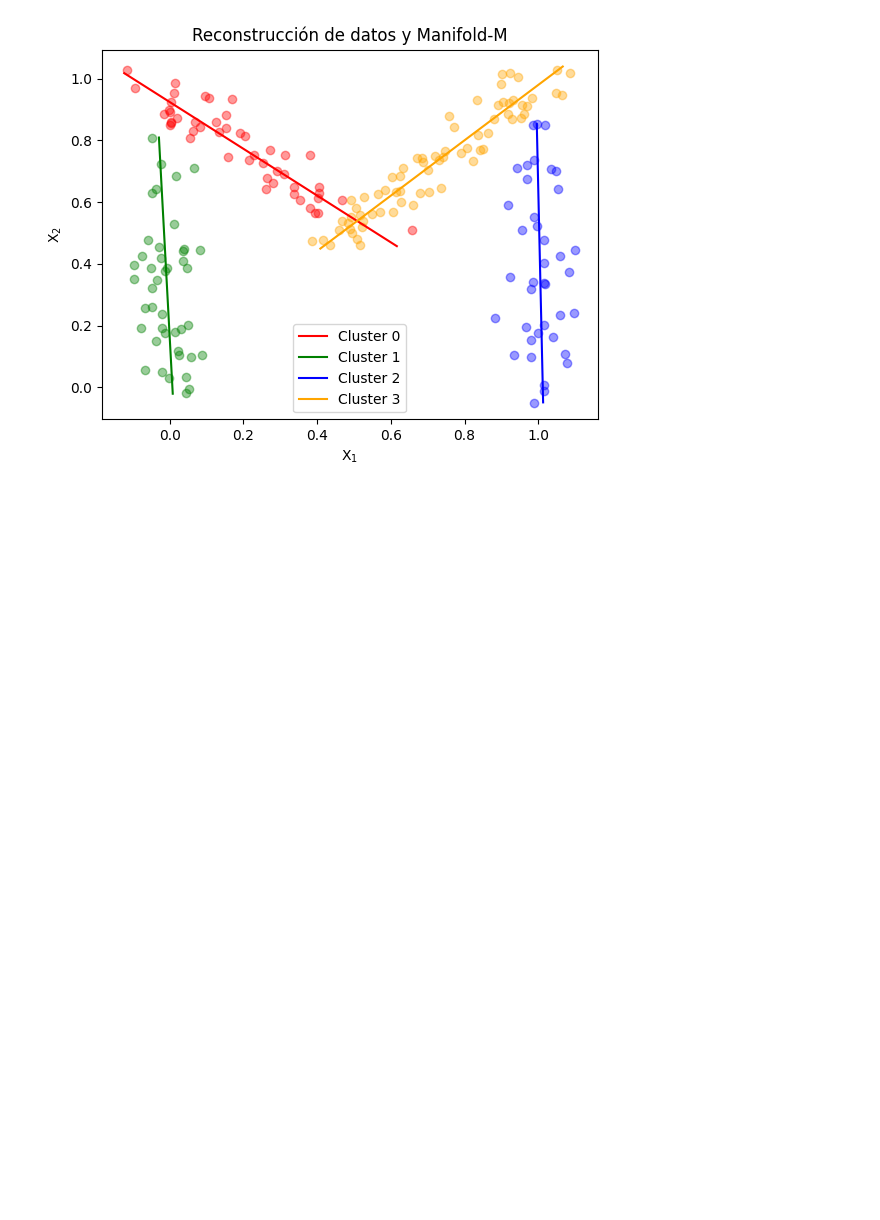
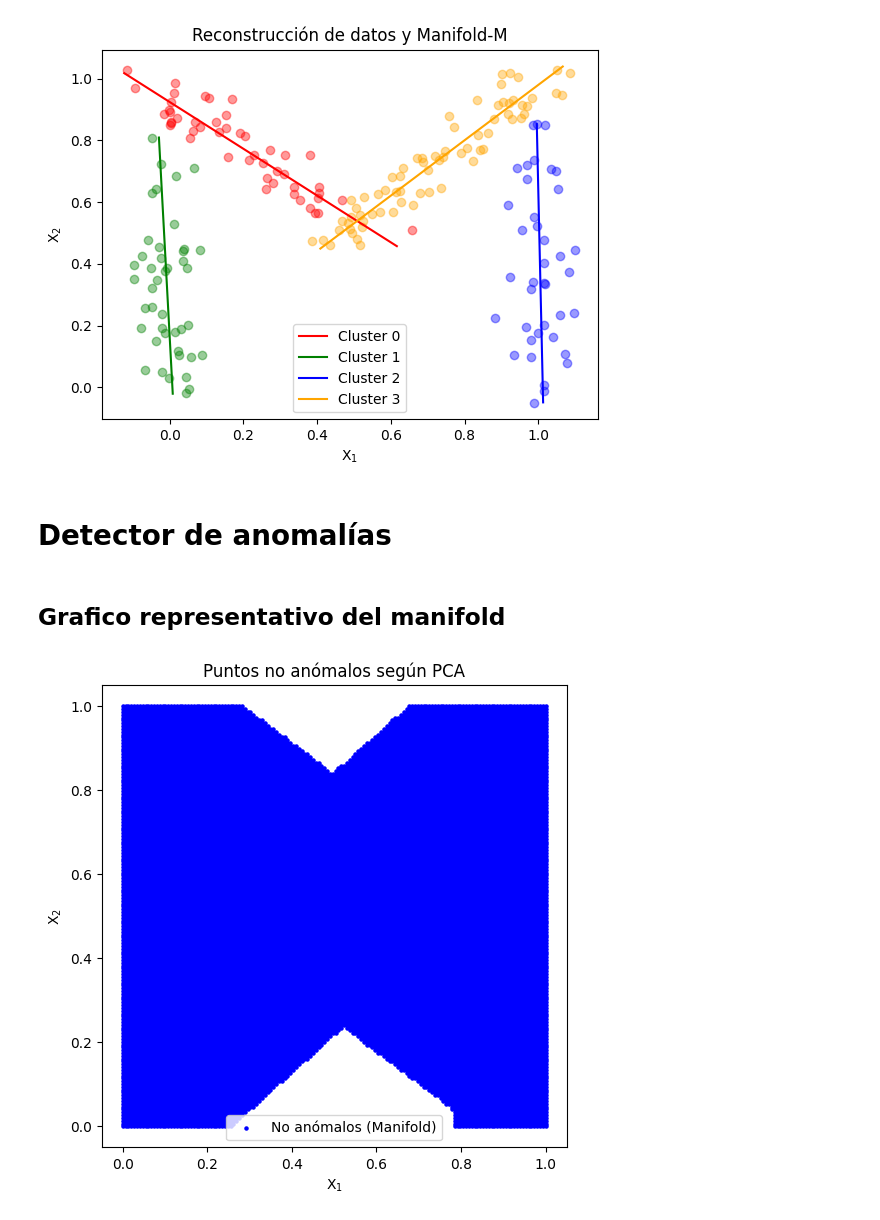
Before and after one commit to Jsar9/Signal-Processing-Workshop, a Jupyter notebook: TPs/TP7/TP7_SARMIENTO_104241.ipynb, the cells around one changed output. Drawn from its saved outputs; the diff is of its cells as text; code cells hidden in the pictures; blank space fills up the shorter version.

Commit message:
'resta mejorar el detector de anomalias'

```diff
--- a/TPs/TP7/TP7_SARMIENTO_104241.ipynb
+++ b/TPs/TP7/TP7_SARMIENTO_104241.ipynb
@@ -512,17 +512,56 @@ for k, pca_k in enumerate(pcas):
     z = np.linspace(mins[k], maxs[k], 100).reshape(-1, 1)
 
     #Se reconstruye la recta de cada cluster
-    manifold = pca_k.inverse_transform(z)
+    X_r = pca_k.inverse_transform(z)
 
-    plt.plot(manifold[:, 0], manifold[:, 1], color=colors[k], label=f'Cluster {k}')
+    plt.plot(X_r[:, 0], X_r[:, 1], color=colors[k], label=f'Cluster {k}')
 
 plt.title('Reconstrucción de datos y Manifold-M')
 plt.xlabel(r'$\text{X}_1$')
 plt.ylabel(r'$\text{X}_2$')
 plt.legend()
 plt.show()
-
-
-#probandoando
 # %% [output]
 [figure]
+# %% [markdown]
+# Detector de anomalías
+# %% [markdown]
+## Grafico representativo del manifold
+# %%
+
+# Se crea la grilla
+n = 150
+x1 = np.linspace(0, 1, n)
+x2 = np.linspace(0, 1, n)
+X1, X2 = np.meshgrid(x1, x2) #Se construye la grilla 2D
+grid_points = np.c_[X1.ravel(), X2.ravel()] #Se aplanan los datos y se concatenan las columnas
+
+errors=[]
+for k, pca_k in enumerate(pcas):
+    Z = pca_k.transform(grid_points)    #Transformacion
+    X_r = pca_k.inverse_transform(Z)    #Inversion
+    #Se calcula el error  medio de la grilla reconstruida con respecto a la grilla original
+    errors.append(np.mean((grid_points - X_r)**2, axis=1))
+
+
+errors = np.array(errors)
+errors = np.min(errors, axis=0)
+threshold = np.percentile(errors, 90)
+not_anomalies = grid_points[errors < threshold]
+
+# print(len(pcas))
+# print(errors.shape)
+# print(not_anomalies.shape)
+# print(grid_points.shape)
+
+
+plt.figure(figsize=(6,6))
+plt.scatter(not_anomalies[:,0], not_anomalies[:,1],
+            s=5, c='blue', label='No anómalos (Manifold)')
+plt.xlabel(r'$\text{X}_1$')
+plt.ylabel(r'$\text{X}_2$')
+plt.title('Puntos no anómalos según PCA')
+plt.legend()
+plt.show()
+# %% [output]
+[figure, added]
```
Also changed, not shown: parts of 2 cells of this notebook.
